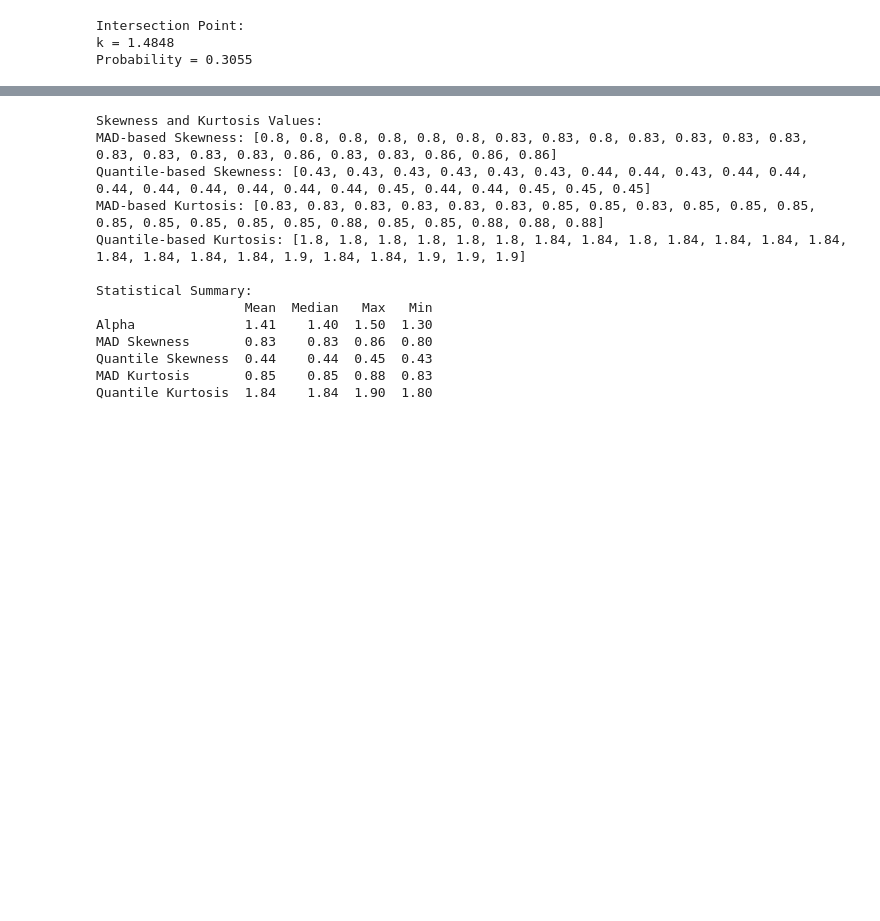
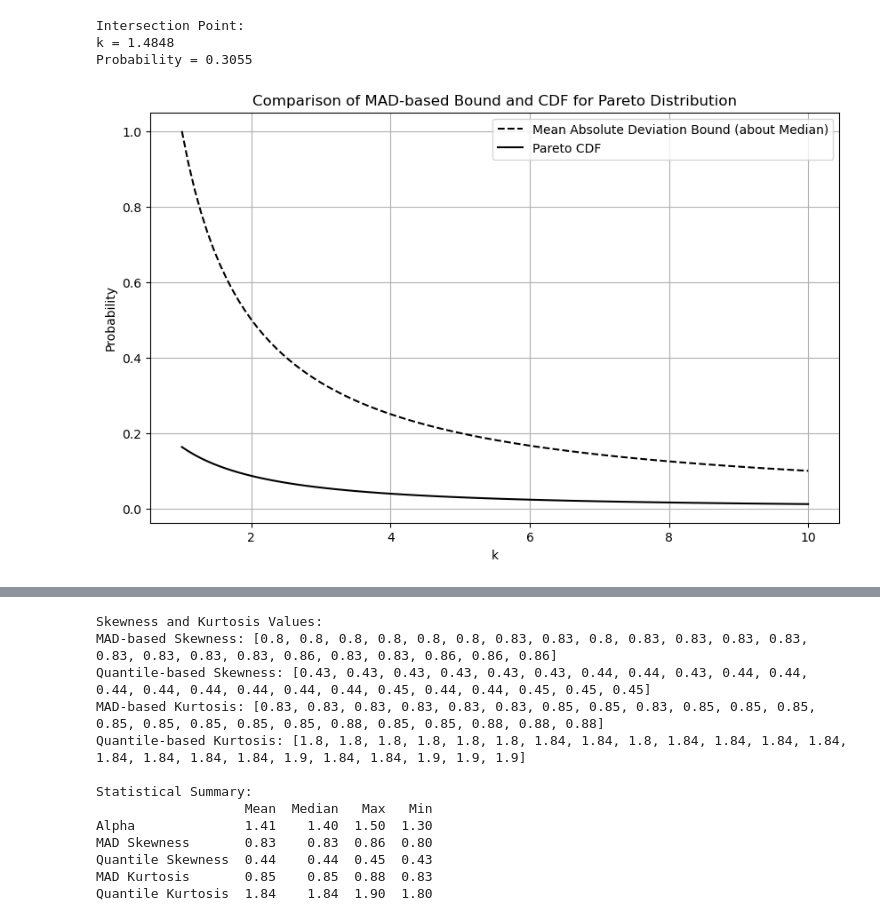
Before and after one commit to vickyzhang7/ParetoDistribution, a Jupyter notebook: Pareto.ipynb, the cells around one changed output, grey strips where cells are left out. Saved outputs shown, nothing was run; the diff lists cells and outputs as text; code cells hidden in the pictures; blank space fills up the shorter version.

```diff
--- a/Pareto.ipynb
+++ b/Pareto.ipynb
@@ -417,3 +414,33 @@ print("Probability =", np.round(pareto_intersection_prob, 4))
 Intersection Point:
 k = 1.4848
 Probability = 0.3055
+# %%
+import numpy as np
+import matplotlib.pyplot as plt
+
+
+alpha = 1.5
+x_m = 10
+
+
+M = x_m * np.power(2, 1 / alpha)
+H = (alpha * x_m * (np.power(2, 1 / alpha) - 1)) / (alpha - 1)
+
+k_values = np.linspace(1, 10, 100)
+prob_upper_bound = 1 / k_values
+
+
+cdf_diff = 1 - (x_m / (M + k_values * H)) ** alpha
+
+
+plt.figure(figsize=(10, 6))
+plt.plot(k_values, prob_upper_bound, label='Mean Absolute Deviation Bound (about Median)',linestyle='--', color='k')
+plt.plot(k_values, 1-cdf_diff, label='Pareto CDF', linestyle='-', color='k')
+plt.xlabel('k')
+plt.ylabel('Probability')
+plt.title('Comparison of MAD-based Bound and CDF for Pareto Distribution')
+plt.legend()
+plt.grid(True)
+plt.show()
+# %% [output]
+[figure, added]
```
Also changed, not shown: parts of 11 cells of this notebook, 2 other files.
